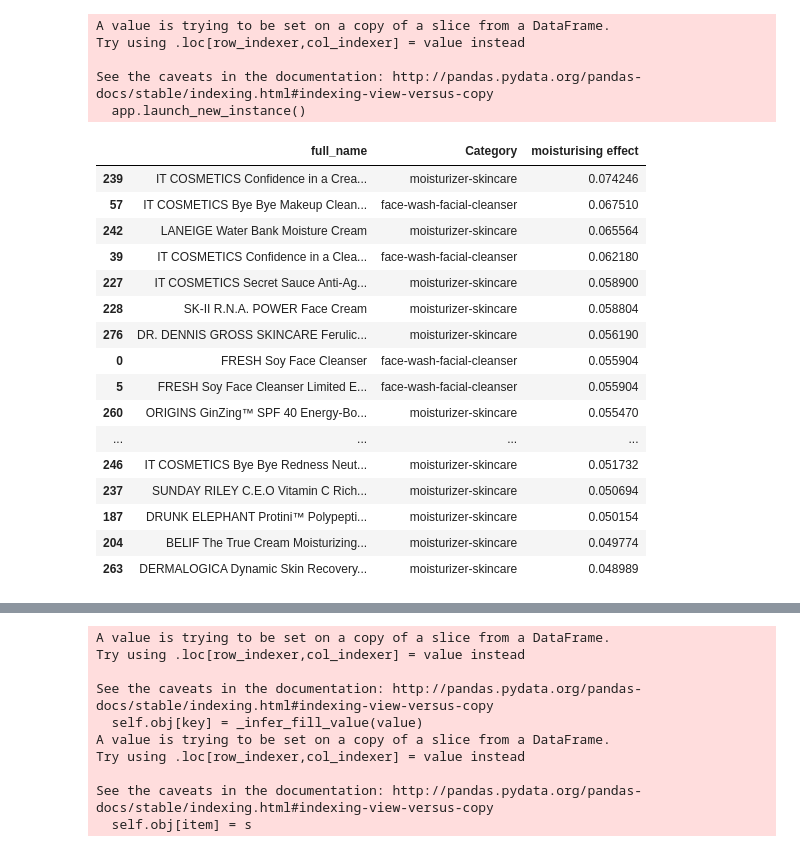
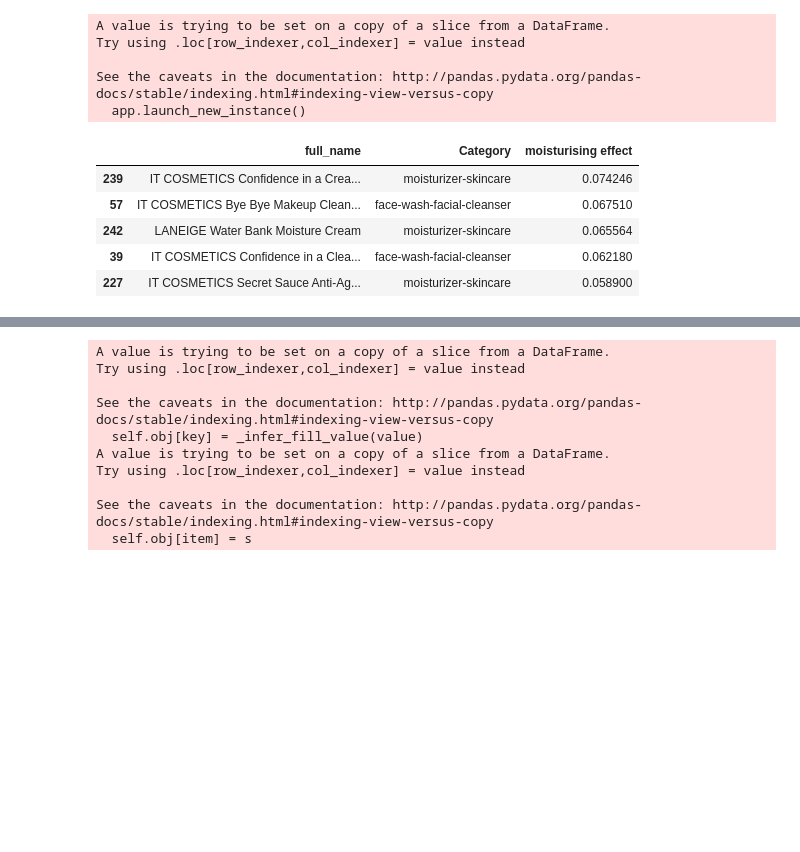
Before and after one commit to QiuQiuJing/Capstone, a Jupyter notebook: code/3. Content Based Recommender System.ipynb, the cells around one changed output, grey strips where cells are left out. Saved outputs shown, nothing was run; the diff lists cells and outputs as text; code cells hidden in the pictures; blank space fills up the shorter version.

```diff
--- a/code/3. Content Based Recommender System.ipynb
+++ b/code/3. Content Based Recommender System.ipynb
@@ -200,25 +200,14 @@ Try using .loc[row_indexer,col_indexer] = value instead
 See the caveats in the documentation: http://pandas.pydata.org/pandas-docs/stable/indexing.html#indexing-view-versus-copy
   app.launch_new_instance()
 # %%
-df1.sort_values(by='moisturising effect', ascending=False)[['full_name','Category','moisturising effect']].head(20)
+df1.sort_values(by='moisturising effect', ascending=False)[['full_name','Category','moisturising effect']].head()
 # %% [output]
 |  | full_name | Category | moisturising effect |
 | 239 | IT COSMETICS Confidence in a Crea... | moisturizer-skincare | 0.074246 |
 | 57 | IT COSMETICS Bye Bye Makeup Clean... | face-wash-facial-cleanser | 0.067510 |
 | 242 | LANEIGE Water Bank Moisture Cream | moisturizer-skincare | 0.065564 |
 | 39 | IT COSMETICS Confidence in a Clea... | face-wash-facial-cleanser | 0.062180 |
 | 227 | IT COSMETICS Secret Sauce Anti-Ag... | moisturizer-skincare | 0.058900 |
-| 228 | SK-II R.N.A. POWER Face Cream | moisturizer-skincare | 0.058804 |
-| 276 | DR. DENNIS GROSS SKINCARE Ferulic... | moisturizer-skincare | 0.056190 |
-| 0 | FRESH Soy Face Cleanser | face-wash-facial-cleanser | 0.055904 |
-| 5 | FRESH Soy Face Cleanser Limited E... | face-wash-facial-cleanser | 0.055904 |
-| 260 | ORIGINS GinZing™ SPF 40 Energy-Bo... | moisturizer-skincare | 0.055470 |
-| ... | ... | ... | ... |
-| 246 | IT COSMETICS Bye Bye Redness Neut... | moisturizer-skincare | 0.051732 |
-| 237 | SUNDAY RILEY C.E.O Vitamin C Rich... | moisturizer-skincare | 0.050694 |
-| 187 | DRUNK ELEPHANT Protini™ Polypepti... | moisturizer-skincare | 0.050154 |
-| 204 | BELIF The True Cream Moisturizing... | moisturizer-skincare | 0.049774 |
-| 263 | DERMALOGICA Dynamic Skin Recovery... | moisturizer-skincare | 0.048989 |
 # %%
 df1.sort_values(by='cleanliness', ascending=False)[['full_name','Category','cleanliness']].head()
 # %% [output]
```
Also changed, not shown: parts of 10 cells of this notebook, 3 other files.
